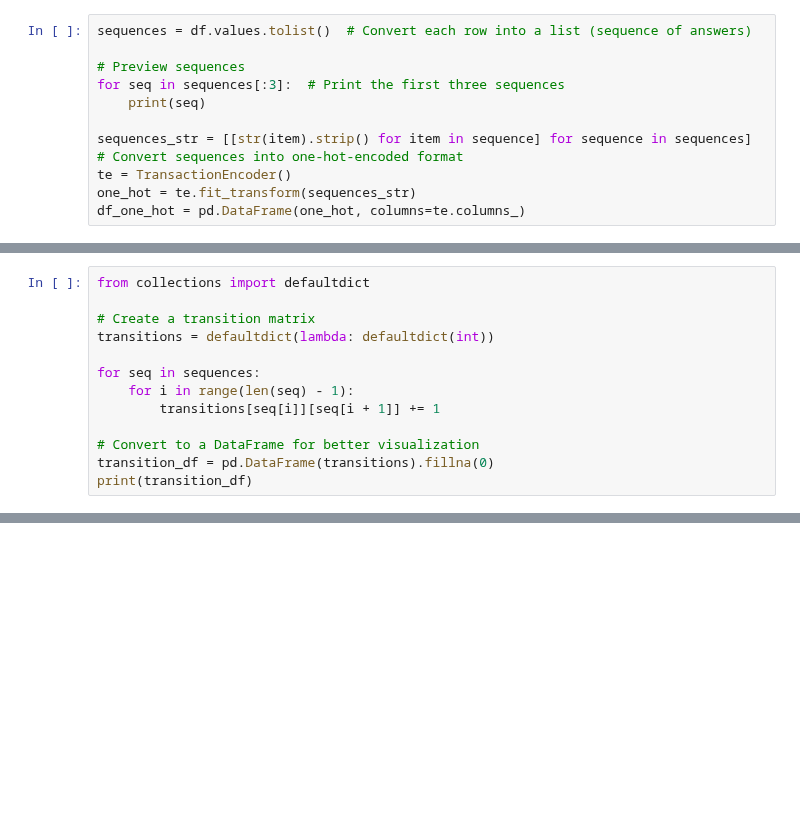
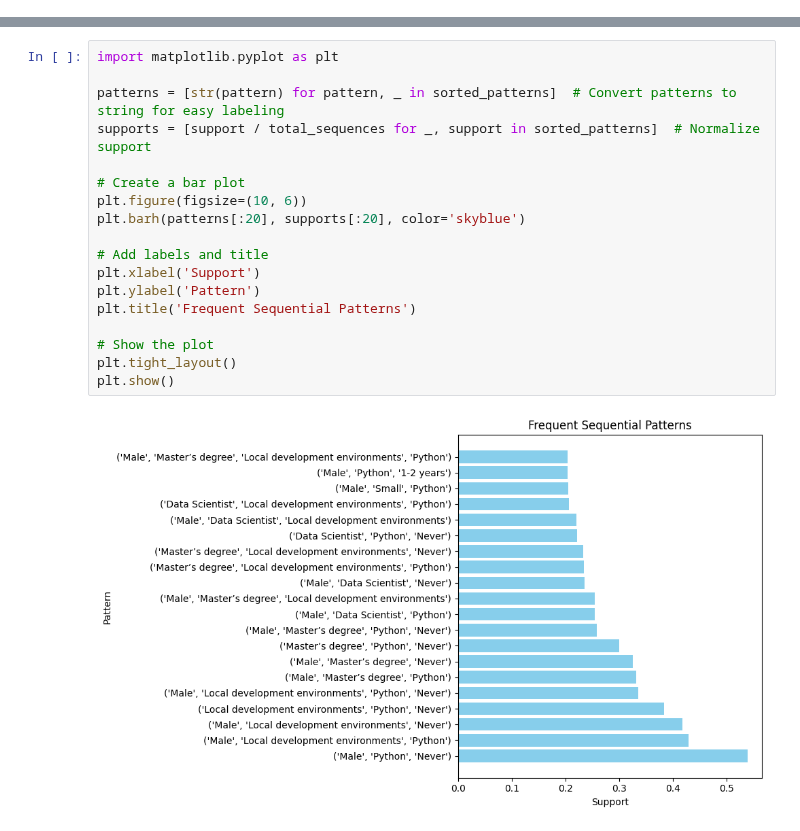
Before and after one commit to Aaron2k02/data-mining-warehousing-wages-analysis, a Jupyter notebook: notebooks/02_exploratory_data_analysis/02_sequential_analysis.ipynb, the cells around one changed output, grey strips where cells are left out. Drawn from its saved outputs; the diff is of its cells as text; blank space fills up the shorter version.

```diff
--- a/notebooks/02_exploratory_data_analysis/02_sequential_analysis.ipynb
+++ b/notebooks/02_exploratory_data_analysis/02_sequential_analysis.ipynb
@@ -37,12 +10,0 @@ AttributeError: module 'pymining.seqmining' has no attribute 'prepare_data'
-# %%
-sequences = df.values.tolist()  # Convert each row into a list (sequence of answers)
-
-# Preview sequences
-for seq in sequences[:3]:  # Print the first three sequences
-    print(seq)
-
-sequences_str = [[str(item).strip() for item in sequence] for sequence in sequences]
-# Convert sequences into one-hot-encoded format
-te = TransactionEncoder()
-one_hot = te.fit_transform(sequences_str)
-df_one_hot = pd.DataFrame(one_hot, columns=te.columns_)
@@ -322,13 +10,0 @@ plot_histogram(rules_with_metrics, 'conviction', 'Distribution of Conviction')
-# %%
-from collections import defaultdict
-
-# Create a transition matrix
-transitions = defaultdict(lambda: defaultdict(int))
-
-for seq in sequences:
-    for i in range(len(seq) - 1):
-        transitions[seq[i]][seq[i + 1]] += 1
-
-# Convert to a DataFrame for better visualization
-transition_df = pd.DataFrame(transitions).fillna(0)
-print(transition_df)
@@ -400,0 +132,20 @@ plt.show()
+# %%
+import matplotlib.pyplot as plt
+
+patterns = [str(pattern) for pattern, _ in sorted_patterns]  # Convert patterns to string for easy labeling
+supports = [support / total_sequences for _, support in sorted_patterns]  # Normalize support
+
+# Create a bar plot
+plt.figure(figsize=(10, 6))
+plt.barh(patterns[:20], supports[:20], color='skyblue')
+
+# Add labels and title
+plt.xlabel('Support')
+plt.ylabel('Pattern')
+plt.title('Frequent Sequential Patterns')
+
+# Show the plot
+plt.tight_layout()
+plt.show()
+# %% [output]
+[figure, added]
```
Also changed, not shown: parts of 17 cells of this notebook.
